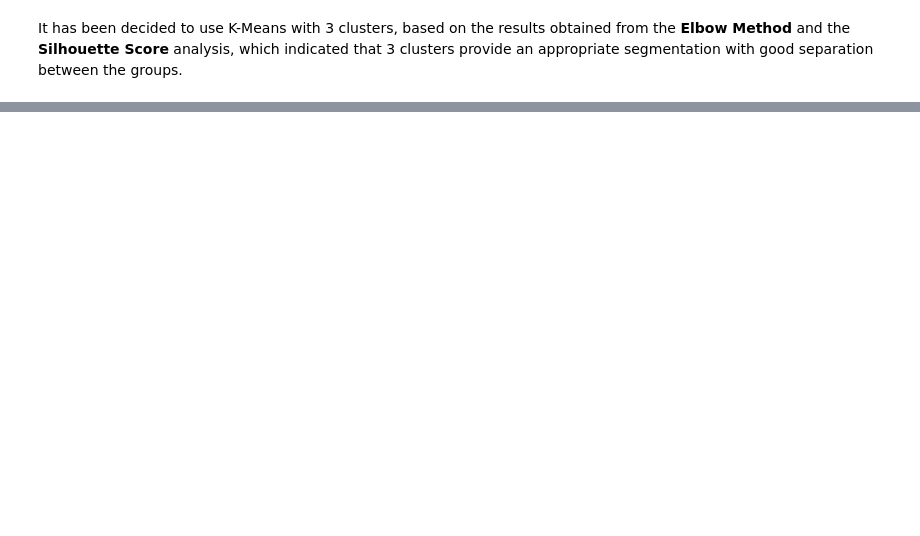
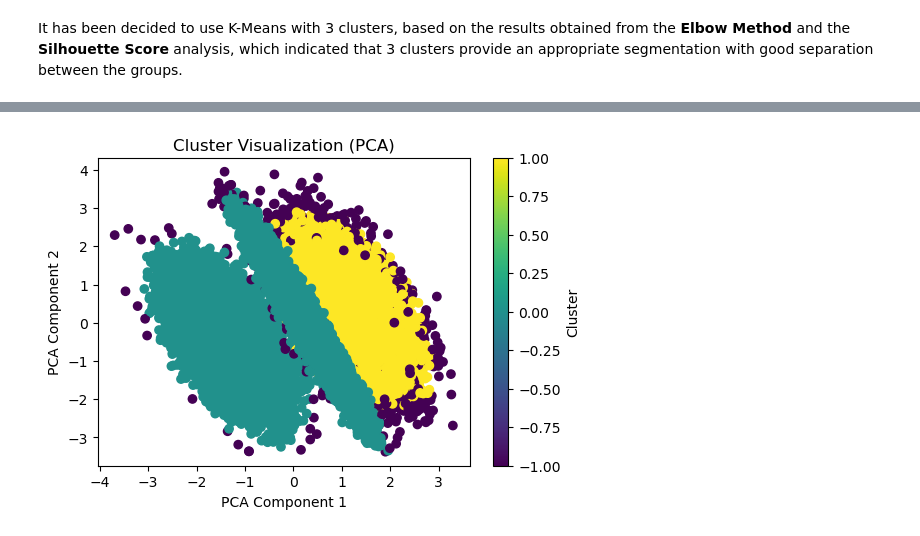
Before and after one commit to davexat/Client_Segmentation_Dashboard, a Jupyter notebook: notebooks/3.0_dsb_clustering_implementation.ipynb, the cells around one changed output, grey strips where cells are left out. Cells and saved outputs as stored; diff of their text form; code cells hidden in the pictures; blank space fills up the shorter version.

```diff
--- a/notebooks/3.0_dsb_clustering_implementation.ipynb
+++ b/notebooks/3.0_dsb_clustering_implementation.ipynb
@@ -117,0 +150,6 @@ df_kmeans.groupby('cluster').mean()
+# %%
+df_dbscan = df.copy()
+eps = 0.3171
+min_samples = 10
+dbscan = DBSCAN(eps = eps, min_samples = min_samples)
+df_dbscan['cluster'] = dbscan.fit_predict(df_scaled)
@@ -117,0 +166,5 @@ df_kmeans.groupby('cluster').mean()
+# %%
+# Visualizing clusters
+visualize_clusters(df_scaled, df_dbscan, "cluster")
+# %% [output]
+[figure, added]
```
Also changed, not shown: parts of 7 cells of this notebook.
